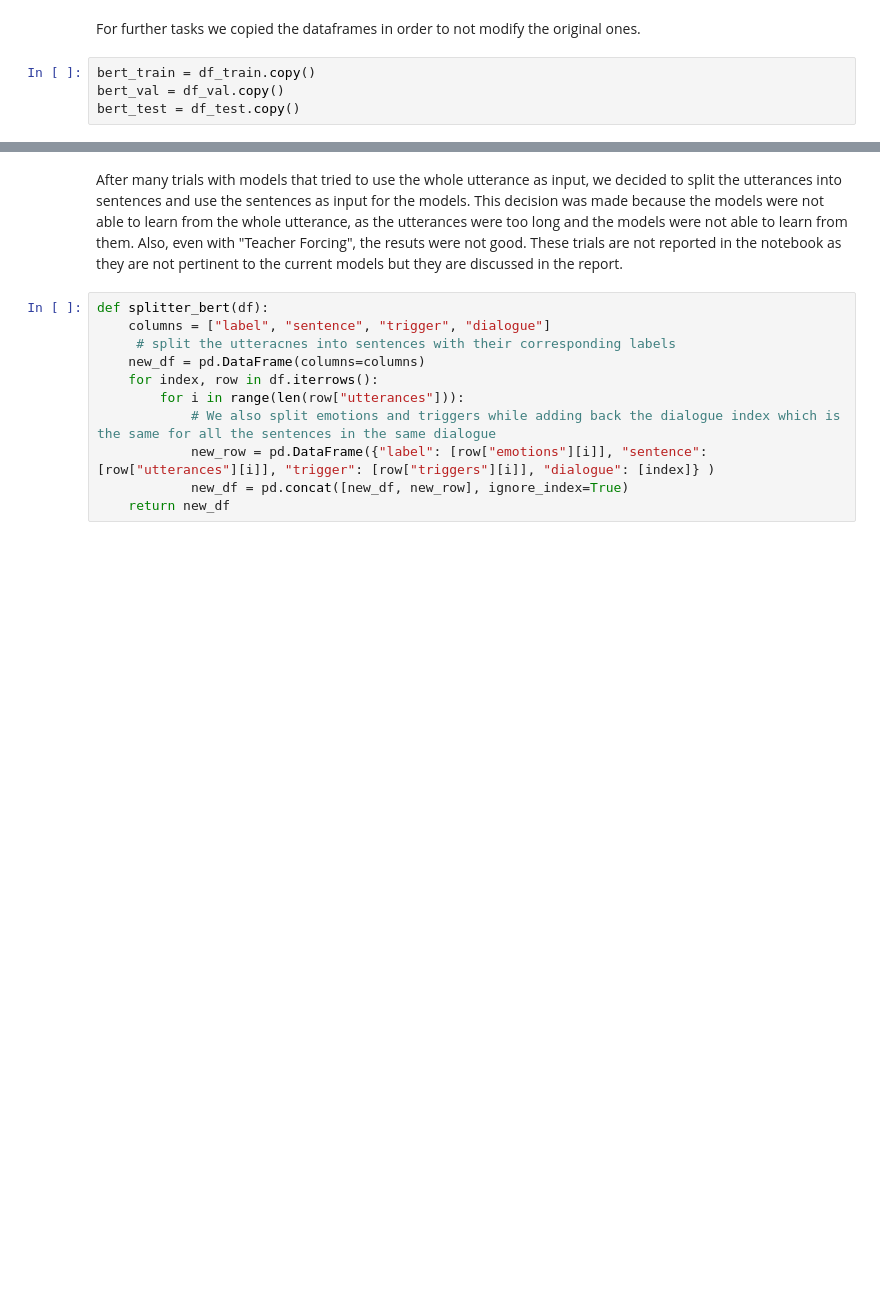
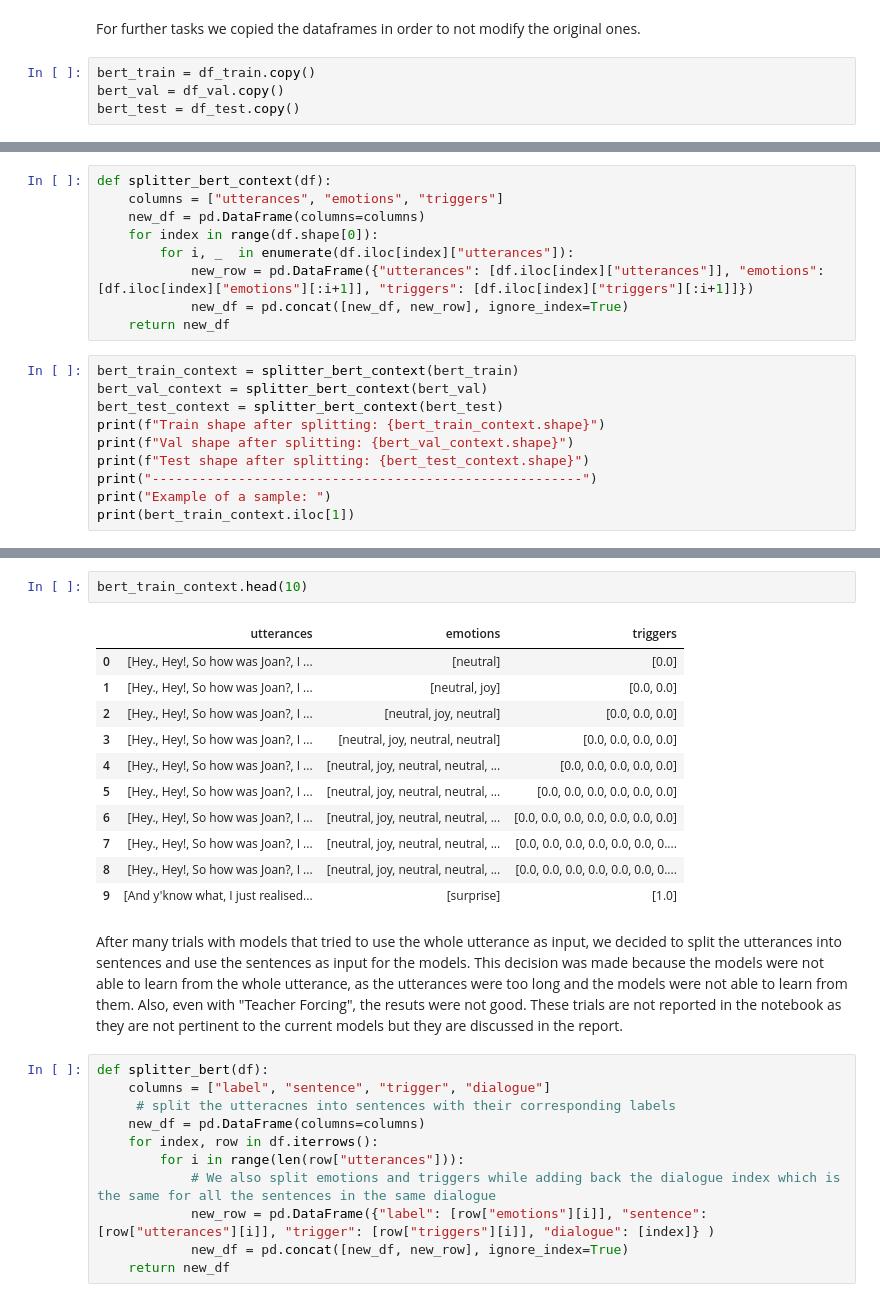
Before and after one commit to CipStr/NLProject, a Jupyter notebook: NLP_standard_project.ipynb, the cells around one changed output, grey strips where cells are left out. Drawn from its saved outputs; the diff is of its cells as text; blank space fills up the shorter version.

Commit message:
Added context model

```diff
--- a/NLP_standard_project.ipynb
+++ b/NLP_standard_project.ipynb
@@ -348,0 +351,19 @@ bert_test = df_test.copy()
+# %%
+def splitter_bert_context(df):
+    columns = ["utterances", "emotions", "triggers"]
+    new_df = pd.DataFrame(columns=columns)
+    for index in range(df.shape[0]):
+        for i, _  in enumerate(df.iloc[index]["utterances"]):
+            new_row = pd.DataFrame({"utterances": [df.iloc[index]["utterances"]], "emotions": [df.iloc[index]["emotions"][:i+1]], "triggers": [df.iloc[index]["triggers"][:i+1]]})
+            new_df = pd.concat([new_df, new_row], ignore_index=True)
+    return new_df
+# %%
+bert_train_context = splitter_bert_context(bert_train)
+bert_val_context = splitter_bert_context(bert_val)
+bert_test_context = splitter_bert_context(bert_test)
+print(f"Train shape after splitting: {bert_train_context.shape}")
+print(f"Val shape after splitting: {bert_val_context.shape}")
+print(f"Test shape after splitting: {bert_test_context.shape}")
+print("-------------------------------------------------------")
+print("Example of a sample: ")
+print(bert_train_context.iloc[1])
@@ -349,3 +380,17 @@ bert_test = df_test.copy()
+# %%
+bert_train_context.head(10)
+# %% [output]
+|  | utterances | emotions | triggers |
+| 0 | [Hey., Hey!, So how was Joan?, I ... | [neutral] | [0.0] |
+| 1 | [Hey., Hey!, So how was Joan?, I ... | [neutral, joy] | [0.0, 0.0] |
+| 2 | [Hey., Hey!, So how was Joan?, I ... | [neutral, joy, neutral] | [0.0, 0.0, 0.0] |
+| 3 | [Hey., Hey!, So how was Joan?, I ... | [neutral, joy, neutral, neutral] | [0.0, 0.0, 0.0, 0.0] |
+| 4 | [Hey., Hey!, So how was Joan?, I ... | [neutral, joy, neutral, neutral, ... | [0.0, 0.0, 0.0, 0.0, 0.0] |
+| 5 | [Hey., Hey!, So how was Joan?, I ... | [neutral, joy, neutral, neutral, ... | [0.0, 0.0, 0.0, 0.0, 0.0, 0.0] |
+| 6 | [Hey., Hey!, So how was Joan?, I ... | [neutral, joy, neutral, neutral, ... | [0.0, 0.0, 0.0, 0.0, 0.0, 0.0, 0.0] |
+| 7 | [Hey., Hey!, So how was Joan?, I ... | [neutral, joy, neutral, neutral, ... | [0.0, 0.0, 0.0, 0.0, 0.0, 0.0, 0.... |
+| 8 | [Hey., Hey!, So how was Joan?, I ... | [neutral, joy, neutral, neutral, ... | [0.0, 0.0, 0.0, 0.0, 0.0, 0.0, 0.... |
+| 9 | [And y'know what, I just realised... | [surprise] | [1.0] |
 # %% [markdown]
 After many trials with models that tried to use the whole utterance as input, we decided to split the utterances into sentences and use the sentences as input for the models. This decision was made because the models were not able to learn from the whole utterance, as the utterances were too long and the models were not able to learn from them. Also, even with "Teacher Forcing", the resuts were not good. These trials are not reported in the notebook as they are not pertinent to the current models but they are discussed in the report.
 # %%
```
Also changed, not shown: parts of 23 cells of this notebook.
